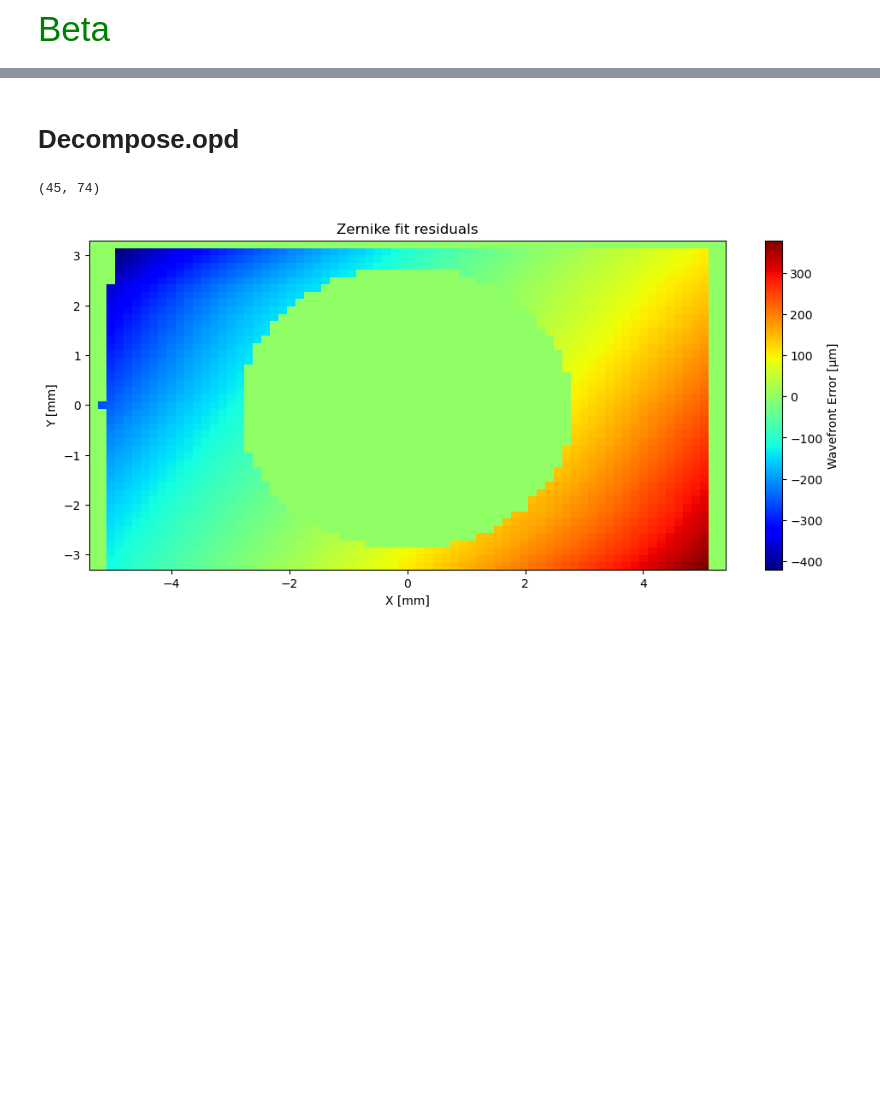
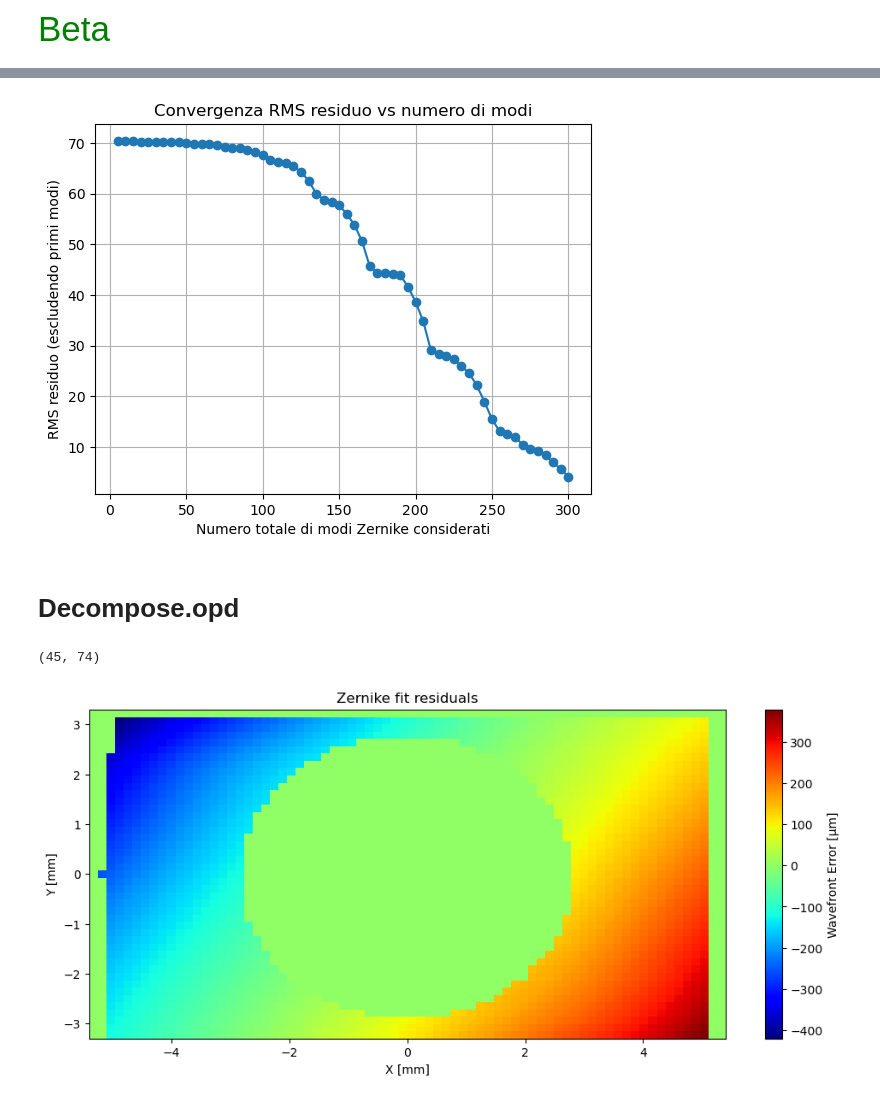
Before and after one commit to Leonardo-5/Zernike_analysis_of_wavefront, a Jupyter notebook: Zernike_fit_2.ipynb, the cells around one changed output, grey strips where cells are left out. Drawn from its saved outputs; the diff is of its cells as text; code cells hidden in the pictures; blank space fills up the shorter version.

Commit message:
zernike_fit update low vs high orders

```diff
--- a/Zernike_fit_2.ipynb
+++ b/Zernike_fit_2.ipynb
@@ -407,3 +561,52 @@ Residual min (ignoring NaNs): -0.2656973355320247
+# %%
+import numpy as np
+import matplotlib.pyplot as plt
+
+# Suppongo che R, Theta, mask siano già calcolati come nel tuo script,
+# e zernike_basis(nterms, rho, theta) restituisca la lista di matrici.
+# files e parsing sono già stati gestiti: hai wavefront_data, pupil, ecc.
+
+def compute_residual_rms(max_modes, exclude_low=4):
+    """
+    max_modes: numero totale di modi Zernike da includere (in base Noll).
+    exclude_low: quanti primi modi escludere (es. 3 per piston/tip/tilt, o 4 per defocus).
+    Ritorna RMS residuo.
+    """
+    # Costruisci base completa fino a max_modes:
+    basis = zernike_basis(nterms=max_modes, rho=R, theta=Theta)  # lista di array shape grid
+    # Rimuovi i modi bassi
+    basis_trim = basis[exclude_low:]  # includi da Z(exclude_low+1) fino a max_modes
+    n_trim = len(basis_trim)
+    # Monta matrice solo per punti dentro pupilla
+    Zmat = np.vstack([b[mask] for b in basis_trim]).T  # shape (Npix, n_trim)
+    # Fit ai dati (solo punti maskati)
+    coeffs, *_ = np.linalg.lstsq(Zmat, wavefront_data[mask], rcond=None)
+    # Ricostruzione e residuo
+    fit_vals = np.sum([coeffs[j] * basis_trim[j][mask] for j in range(n_trim)], axis=0)
+    residual = wavefront_data[mask] - fit_vals
+    # RMS residuo
+    rms = np.sqrt(np.mean(residual**2))
+    return rms
+
+# Definisci un intervallo di max_modes da testare, ad esempio da 5 a 50:
+# Nota: max_modes qui è il numero totale di termini nella base prima di escludere i bassi.
+mode_list = list(range(5, 301, 5))  # [5,10,15,...,50]
+rms_list = []
+
+for m in mode_list:
+    rms = compute_residual_rms(max_modes=m, exclude_low=3)
+    rms_list.append(rms)
+
+# Plot
+plt.figure()
+plt.plot(mode_list, rms_list, marker='o')
+plt.xlabel("Numero totale di modi Zernike considerati")
+plt.ylabel("RMS residuo (escludendo primi modi)")
+plt.title("Convergenza RMS residuo vs numero di modi")
+plt.grid(True)
+plt.show()
+# %% [output]
+[figure, added]
 # %% [markdown]
 # Decompose.opd
 # %%
```
Also changed, not shown: parts of 9 cells of this notebook.
